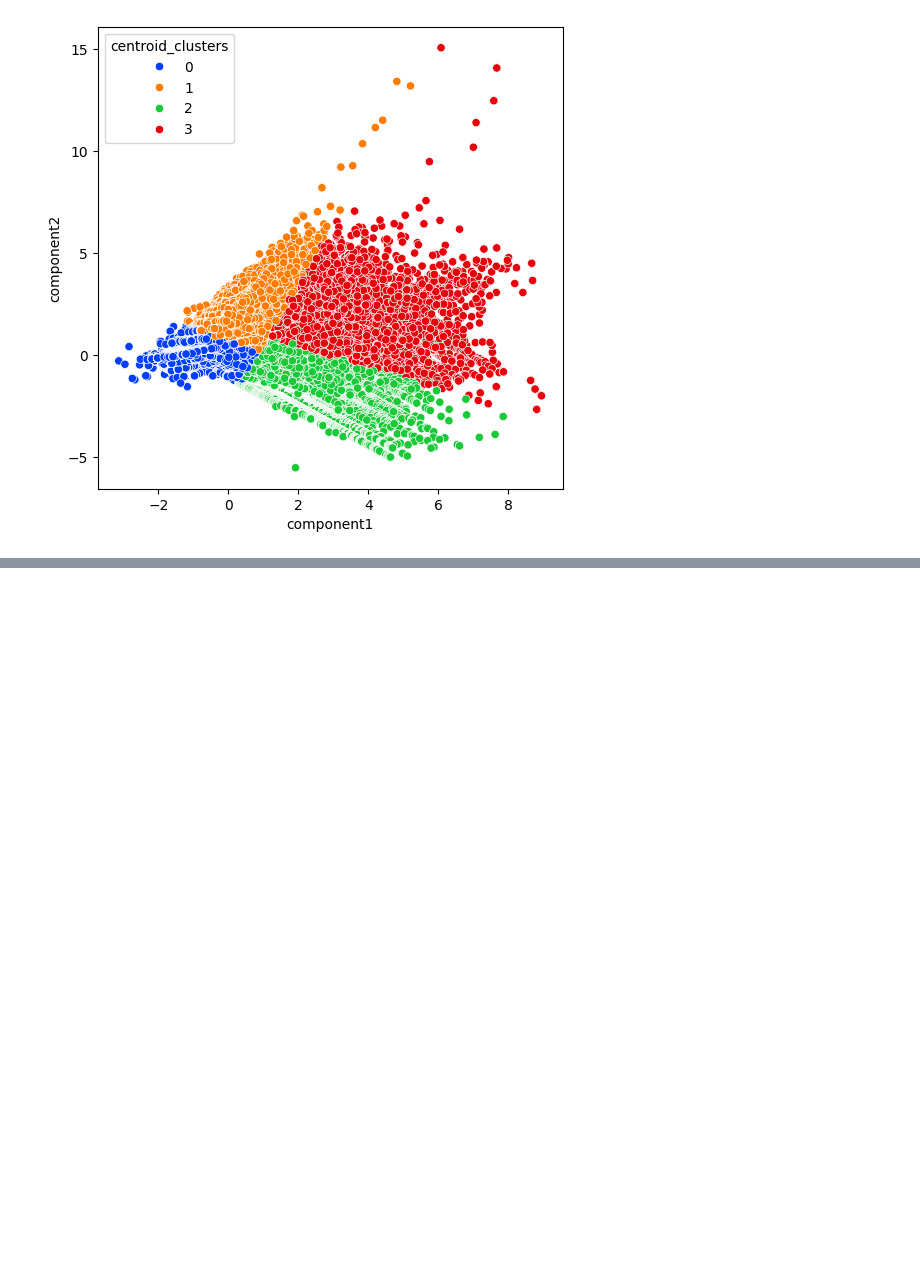
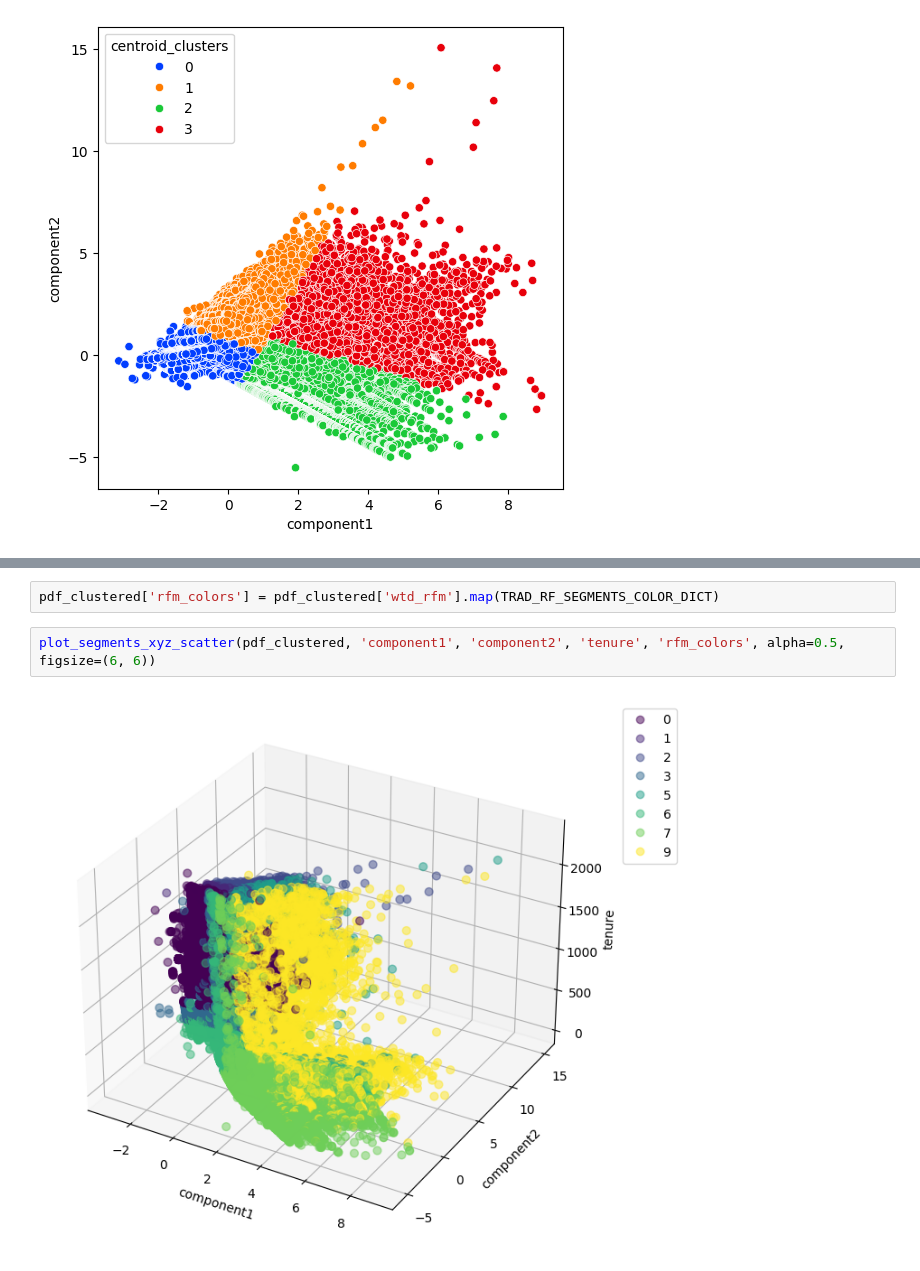
Before and after one commit to franciscogmm/scheduling-platform-segmentation, a Jupyter notebook: notebooks/segmentation_high_level.ipynb, the cells around one changed output, grey strips where cells are left out. Cells and saved outputs as stored; diff of their text form; blank space fills up the shorter version.

```diff
--- a/notebooks/segmentation_high_level.ipynb
+++ b/notebooks/segmentation_high_level.ipynb
@@ -432,0 +427,6 @@ plt.show()
+# %%
+pdf_clustered['rfm_colors'] = pdf_clustered['wtd_rfm'].map(TRAD_RF_SEGMENTS_COLOR_DICT)
+# %%
+plot_segments_xyz_scatter(pdf_clustered, 'component1', 'component2', 'tenure', 'rfm_colors', alpha=0.5, figsize=(6, 6))
+# %% [output]
+[figure, added]
```
Also changed, not shown: parts of 5 cells of this notebook, 2 other files.
